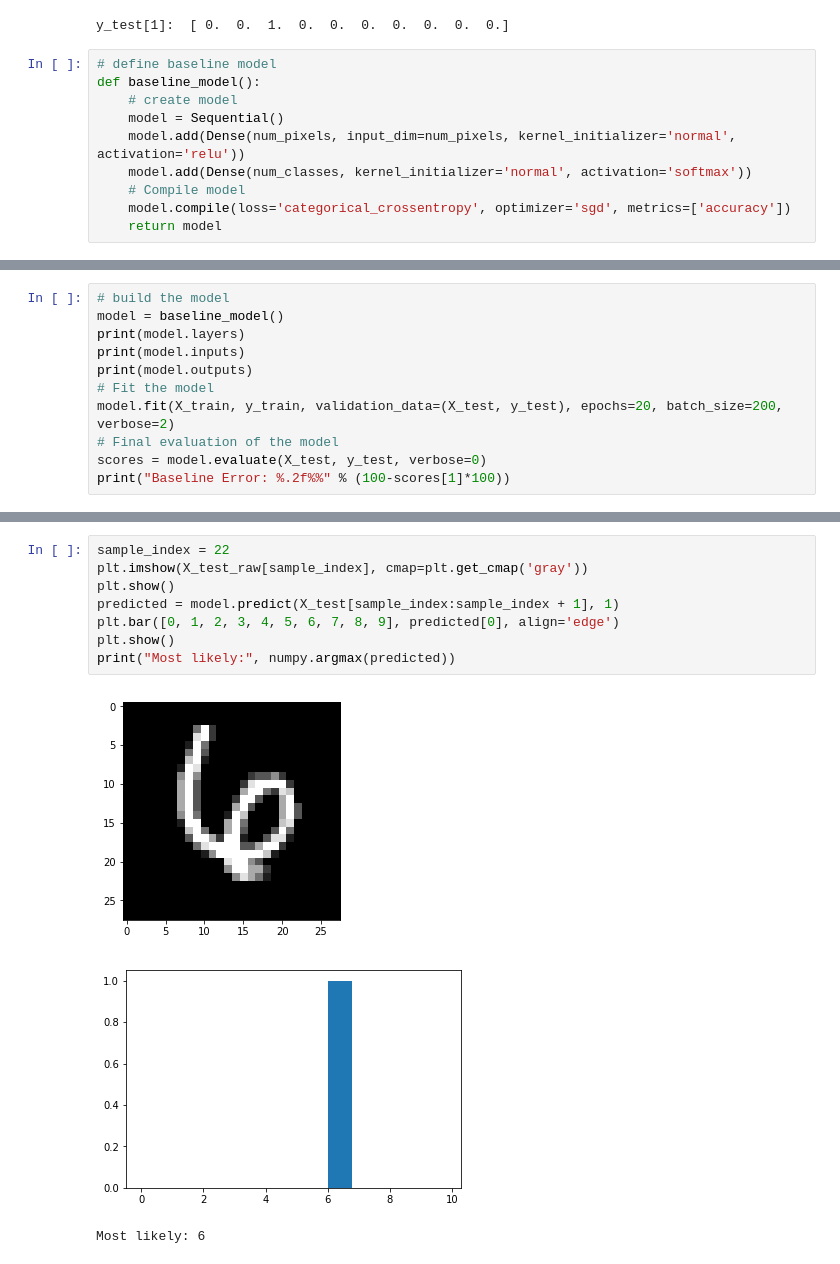
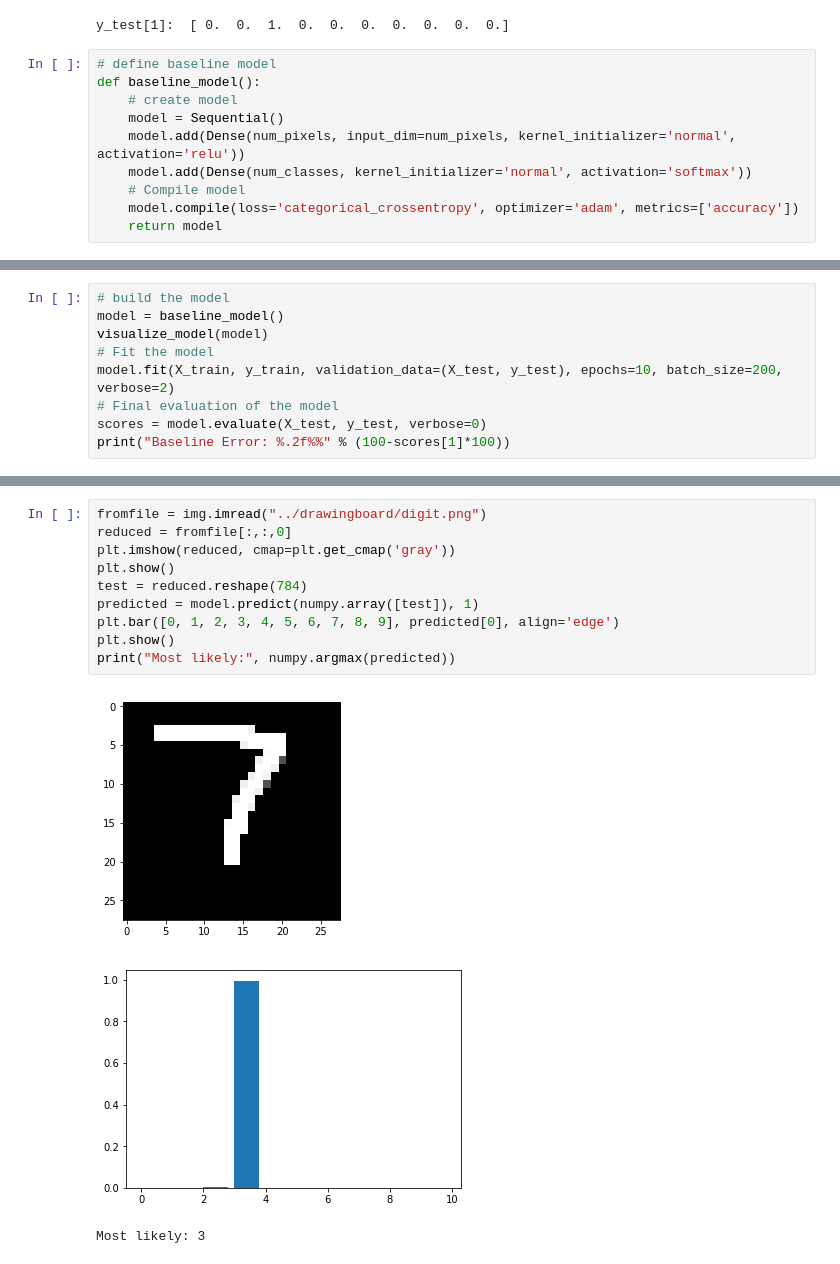
Before and after one commit to Omegapoint/ml-intro-kurs, a Jupyter notebook: notebooks/multilayer_perceptron_mnist.ipynb, the cells around one changed output, grey strips where cells are left out. Saved outputs shown, nothing was run; the diff lists cells and outputs as text.

```diff
--- a/notebooks/multilayer_perceptron_mnist.ipynb
+++ b/notebooks/multilayer_perceptron_mnist.ipynb
@@ -84,5 +82,5 @@ def baseline_model():
 	model.add(Dense(num_pixels, input_dim=num_pixels, kernel_initializer='normal', activation='relu'))
 	model.add(Dense(num_classes, kernel_initializer='normal', activation='softmax'))
 	# Compile model
-	model.compile(loss='categorical_crossentropy', optimizer='sgd', metrics=['accuracy'])
+	model.compile(loss='categorical_crossentropy', optimizer='adam', metrics=['accuracy'])
 	return model
@@ -89,11 +93,9 @@ def baseline_model():
 # %%
 # build the model
 model = baseline_model()
-print(model.layers)
-print(model.inputs)
-print(model.outputs)
+visualize_model(model)
 # Fit the model
-model.fit(X_train, y_train, validation_data=(X_test, y_test), epochs=20, batch_size=200, verbose=2)
+model.fit(X_train, y_train, validation_data=(X_test, y_test), epochs=10, batch_size=200, verbose=2)
 # Final evaluation of the model
 scores = model.evaluate(X_test, y_test, verbose=0)
 print("Baseline Error: %.2f%%" % (100-scores[1]*100))
@@ -118,12 +120,14 @@ Baseline Error: 6.45%
 # %%
-sample_index = 22
-plt.imshow(X_test_raw[sample_index], cmap=plt.get_cmap('gray'))
+fromfile = img.imread("../drawingboard/digit.png")
+reduced = fromfile[:,:,0]
+plt.imshow(reduced, cmap=plt.get_cmap('gray'))
 plt.show()
-predicted = model.predict(X_test[sample_index:sample_index + 1], 1)
+test = reduced.reshape(784)
+predicted = model.predict(numpy.array([test]), 1)
 plt.bar([0, 1, 2, 3, 4, 5, 6, 7, 8, 9], predicted[0], align='edge')
 plt.show()
 print("Most likely:", numpy.argmax(predicted))
 # %% [output]
-[figure, old version]
+[figure, new version]
-[figure, old version]
+[figure, new version]
-Most likely: 6
+Most likely: 3
```
Also changed, not shown: parts of 3 cells of this notebook, 1 other file.
